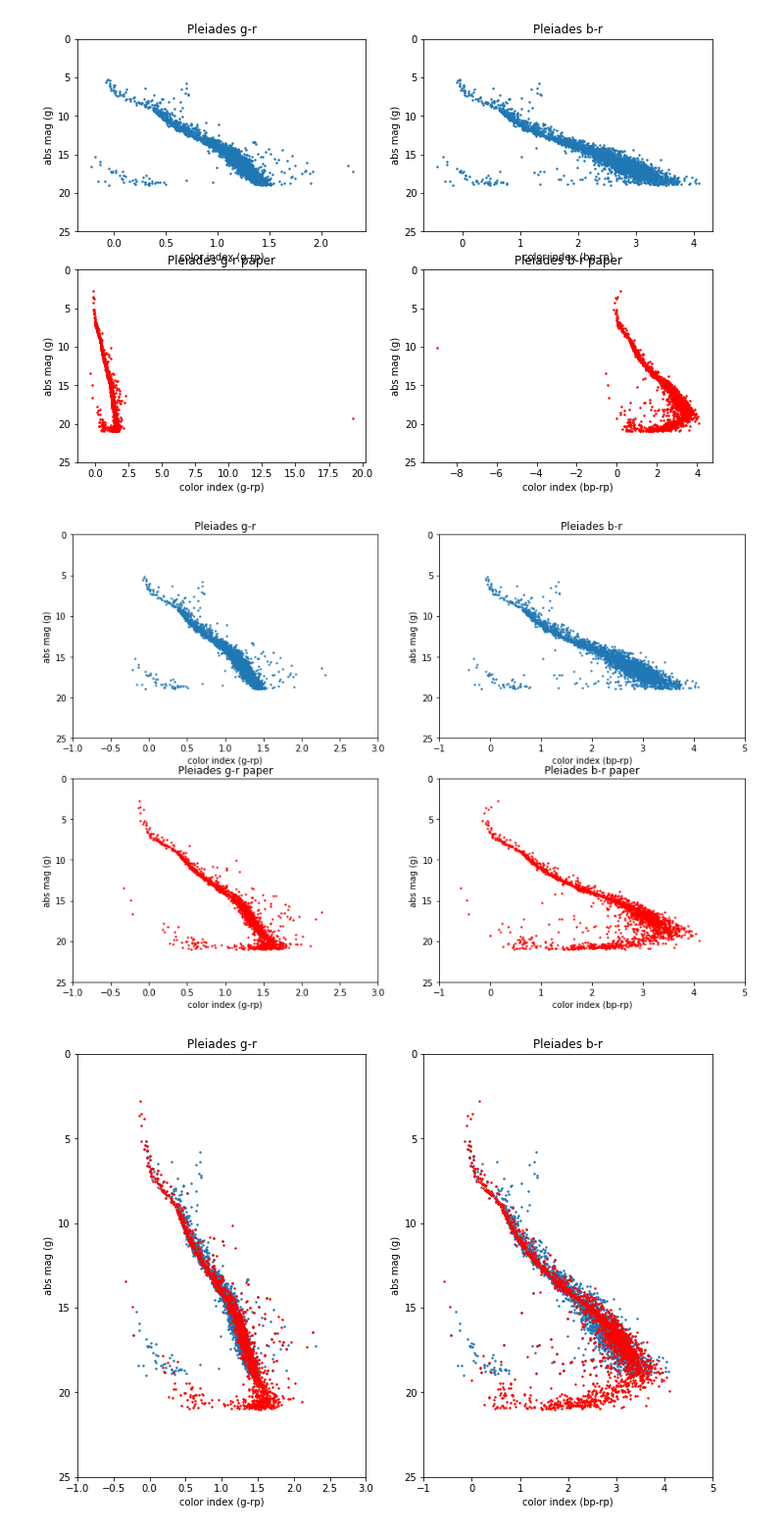
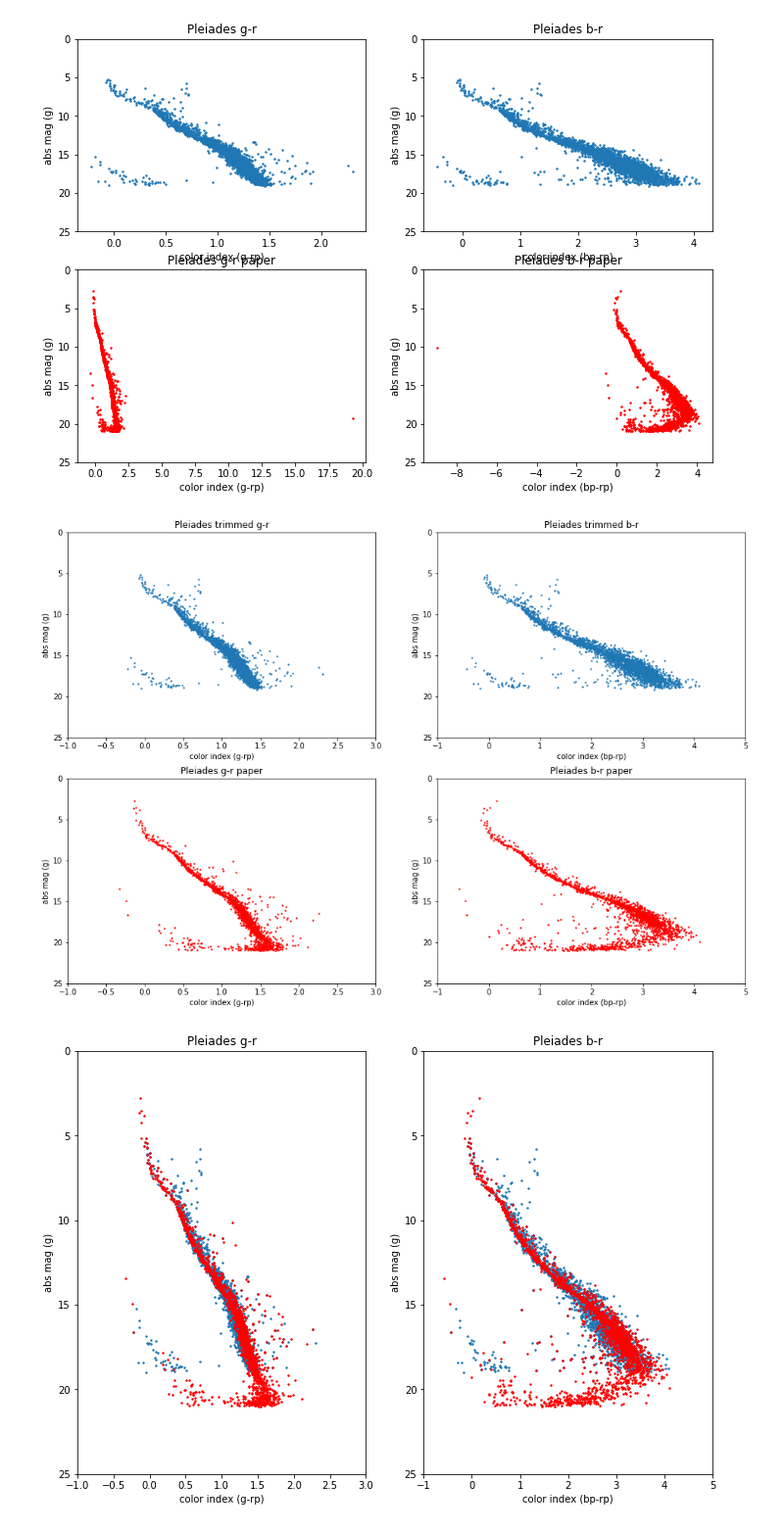
Before and after one commit to lauramv1832/Gaia, a Jupyter notebook: PleiadesML13.ipynb, the cells around one changed output. Shown at 98% size. Saved outputs shown, nothing was run; the diff lists cells and outputs as text; code cells hidden in the pictures.

```diff
--- a/PleiadesML13.ipynb
+++ b/PleiadesML13.ipynb
@@ -271,6 +281,7 @@ s = 1/10
 for index, row in p.iterrows():
     if row['parallax_error']/row['parallax'] >= s:
         p = p.drop([index])
+"""
 
 #duplicate source, if star is a duplicate drop it
 for index, row in p.iterrows():
@@ -295,3 +306,39 @@ s = 19
 for index, row in p.iterrows():
     if row['phot_g_mean_mag'] > s:
         p = p.drop([index])
+
+trimmed_df = p
+df = p
+a = 1/10
+b = 1
+c = 5
+d = 19
+print(df.columns)
+
+for index, row in trimmed_df.iterrows():
+    print(trimmed_df([index])
+    # parallax error, if error is >= 1/10 of error/parallax, drop it
+    #if 'parallax_error' in df.columns:
+    if (row['parallax_error'] / row['parallax']) >= a:
+        trimmed_df = trimmed_df.drop([index])
+
+    if not trimmed_df.index.empty():
+        # duplicate source, if star is a duplicate drop it
+        if 'duplicated_source' in df.columns:
+            if row['duplicated_source'] == True:
+                trimmed_df = trimmed_df.drop([index])
+        if not trimmed_df.index.empty():
+            # astronometric excess noise, if the noise is >= 1 drop it
+            if 'astrometric_excess_noise' in df.columns:
+                if row['astrometric_excess_noise'] >= b:
+                    trimmed_df = trimmed_df.drop([index])
+            if not trimmed_df.index.empty():
+                # visibility periods used, if less than 5 visibility periods drop it
+                if 'visibility_periods_used' in df.columns:
+                    if row['visibility_periods_used'] <= c:
+                        trimmed_df = trimmed_df.drop([index])
+                if not trimmed_df.index.empty():
+                    # gmag, if gmag is greater than 19 drop it
+                    if 'phot_g_mean_mag' in df.columns:
+                        if row['phot_g_mean_mag'] > d:
+                            trimmed_df = trimmed_df.drop([index])"""
@@ -335,38 +435,38 @@ ax = fig.add_subplot(221)
 ax.scatter(p['g_rp'], p['phot_g_mean_mag'], s=2)
 ax.set_xlim(-1, 3)
 ax.set_ylim(25, 0)
-ax.set_title('Pleiades g-r')
+ax.set_title('Pleiades trimmed g-r')
 ax.set_xlabel("color index (g-rp)")
 ax.set_ylabel("abs mag (g)")
 
 ax2 = fig.add_subplot(222)
 ax2.scatter(p['bp_rp'], p['phot_g_mean_mag'], s=2)
 ax2.set_xlim(-1, 5)
 ax2.set_ylim(25, 0)
-ax2.set_title('Pleiades b-r')
+ax2.set_title('Pleiades trimmed b-r')
 ax2.set_xlabel("color index (bp-rp)")
 ax2.set_ylabel("abs mag (g)")
 
 ax3 = fig.add_subplot(223)
 ax3.scatter(asu['G-R'], asu['Gmag'], s=2, color='red')
 ax3.set_xlim(-1, 3)
 ax3.set_ylim(25, 0)
 ax3.set_title('Pleiades g-r paper')
 ax3.set_xlabel("color index (g-rp)")
 ax3.set_ylabel("abs mag (g)")
 
 ax4 = fig.add_subplot(224)
 ax4.scatter(asu['B-R'], asu['Gmag'], s=2, color='red')
 ax4.set_xlim(-1, 5)
 ax4.set_ylim(25, 0)
 ax4.set_title('Pleiades b-r paper')
 ax4.set_xlabel("color index (bp-rp)")
 ax4.set_ylabel("abs mag (g)")
 
-plt.subplots_adjust(0.2, 0.2, 2, 2)
+plt.subplots_adjust(0.2, 0.2, 2.3, 2.3)
 plt.show()
 # %% [output]
-[figure, old version]
+[figure, new version]
 # %%
 fig = plt.figure()
 ax = fig.add_subplot(121)
```
Also changed, not shown: parts of 48 cells of this notebook, 13 other files.
